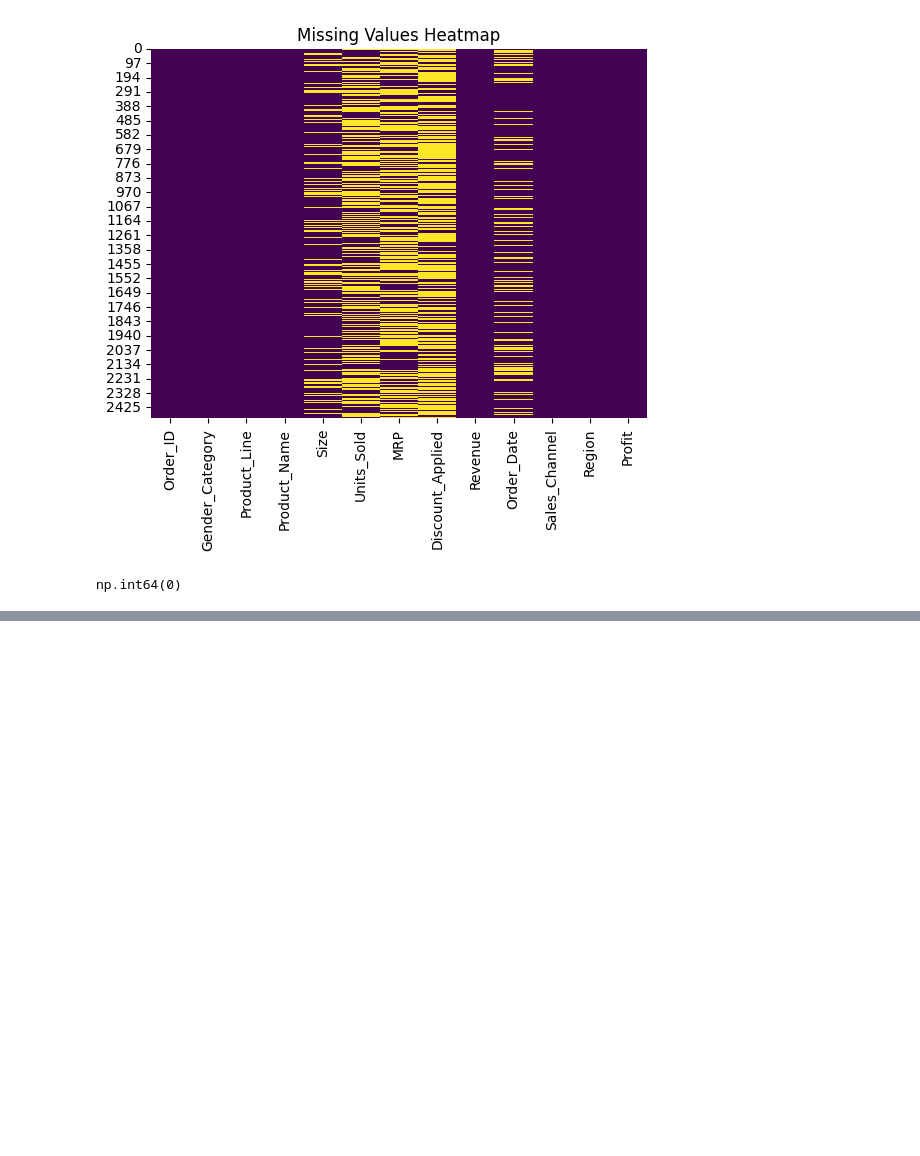
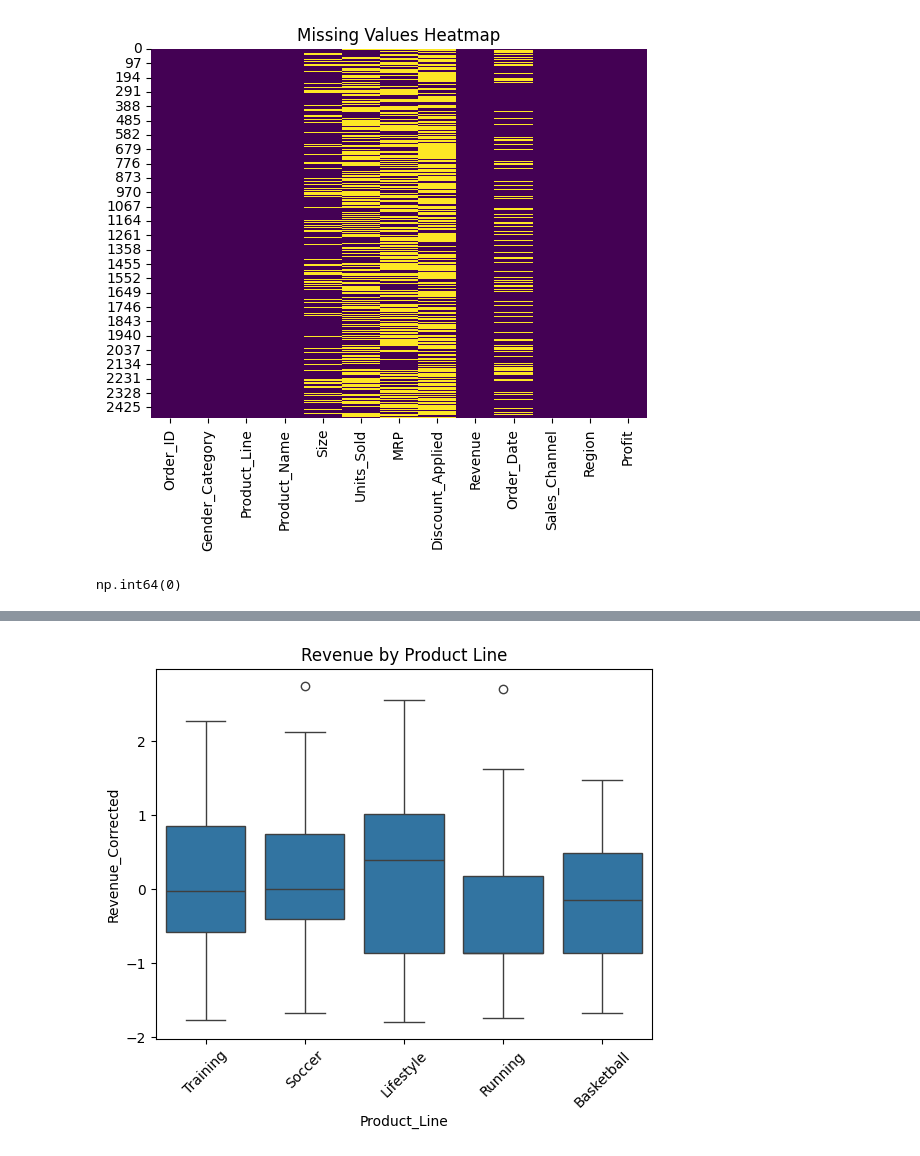
Before and after one commit to sanodyaJinadasa/Nike-Sales-Analysis, a Jupyter notebook: Analysis.ipynb, the cells around one changed output, grey strips where cells are left out. Saved outputs shown, nothing was run; the diff lists cells and outputs as text; code cells hidden in the pictures; blank space fills up the shorter version.

```diff
--- a/Analysis.ipynb
+++ b/Analysis.ipynb
@@ -88,0 +249,7 @@ np.int64(0)
+# %%
+sns.boxplot(x='Product_Line', y='Revenue_Corrected', data=df2)
+plt.title("Revenue by Product Line")
+plt.xticks(rotation=45)
+plt.show()
+# %% [output]
+[figure, added]
```
Also changed, not shown: parts of 30 cells of this notebook.
